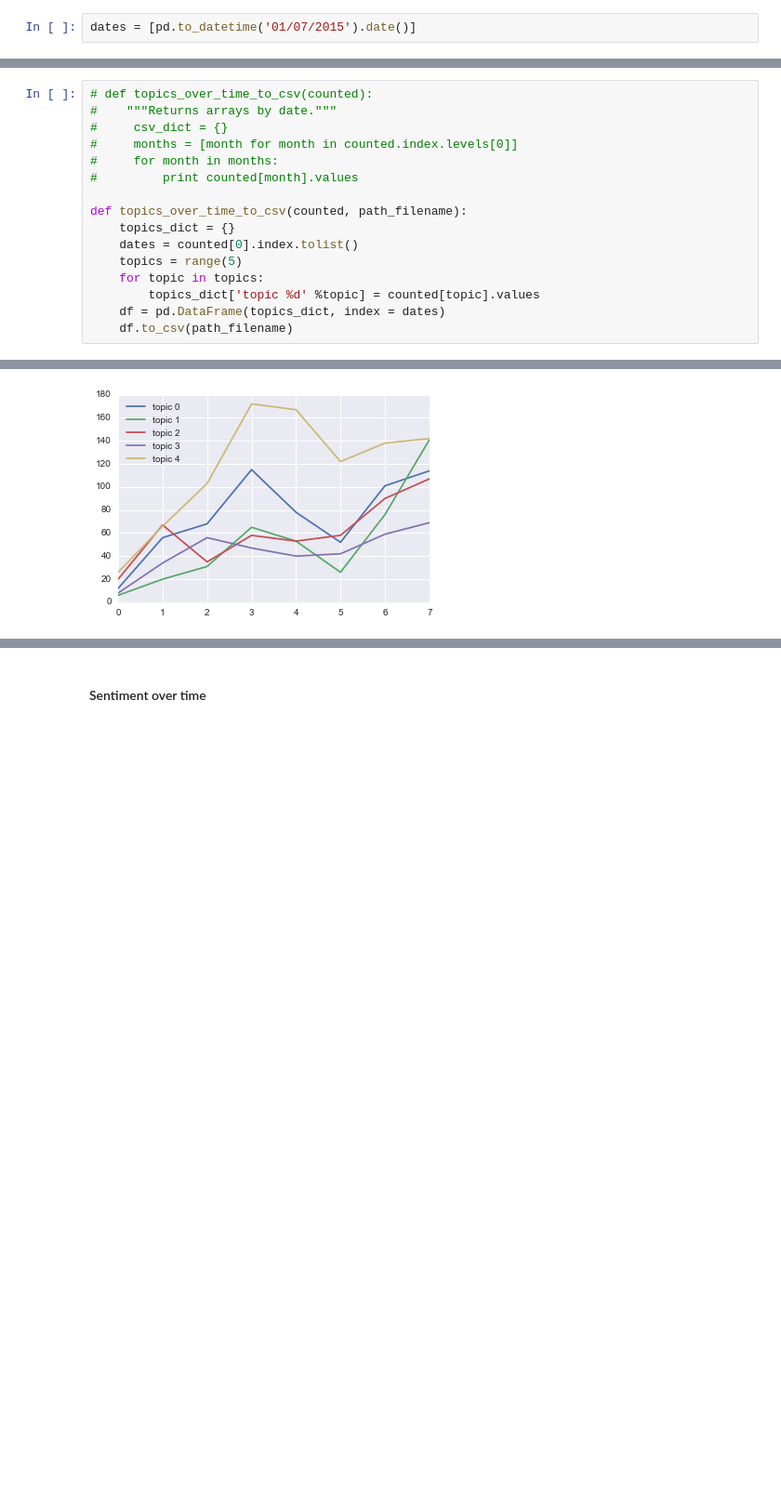
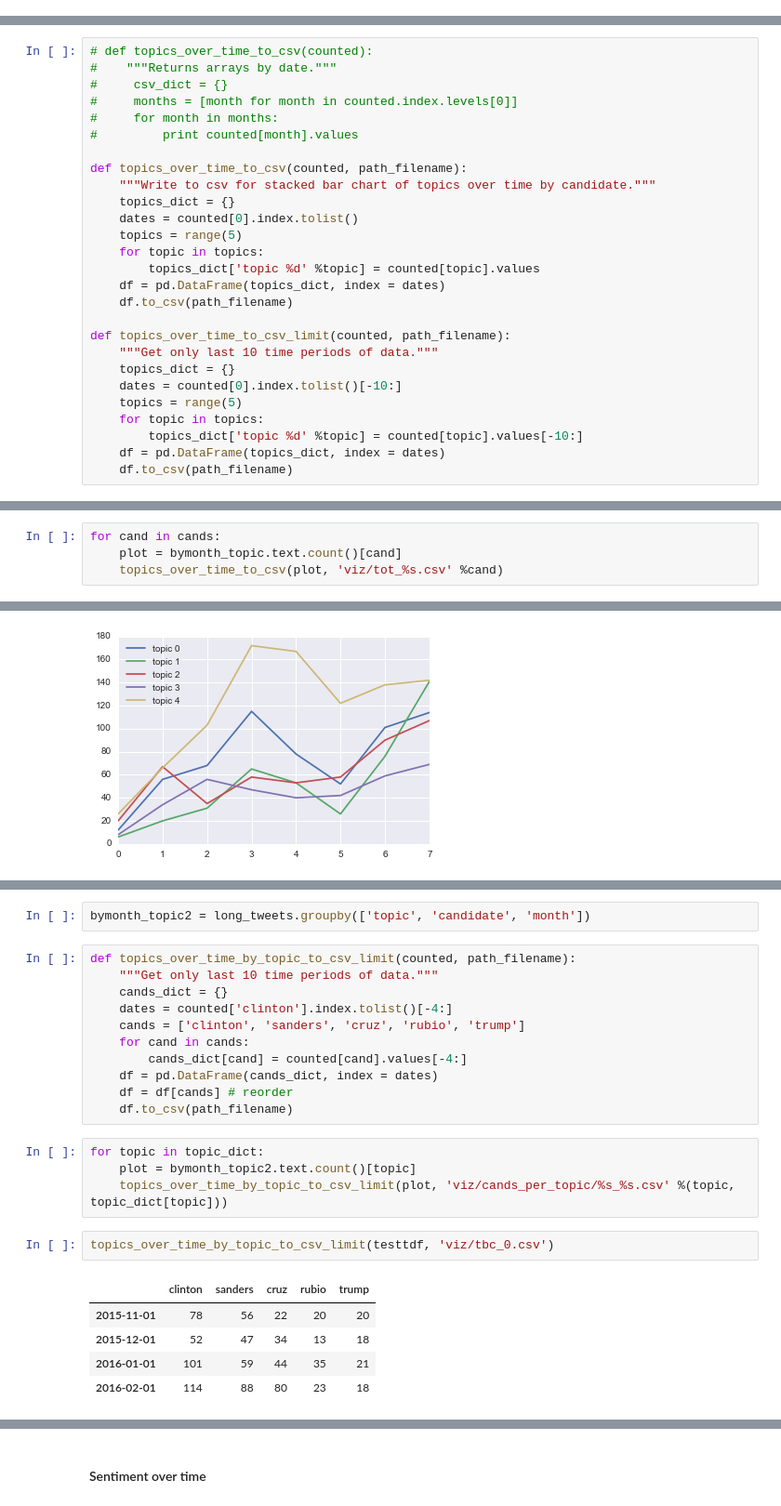
Before and after one commit to dianalam/candidate-tweets, a Jupyter notebook: tweet-analysis.ipynb, the cells around one changed output, grey strips where cells are left out. Shown at 93% size. Drawn from its saved outputs; the diff is of its cells as text; blank space fills up the shorter version.

```diff
--- a/tweet-analysis.ipynb
+++ b/tweet-analysis.ipynb
@@ -1121,5 +1095,3 @@ clinton_plot = bymonth_topic.text.count()['clinton']
-# %%
-dates = [pd.to_datetime('01/07/2015').date()]
 # %%
 def plot_topics_over_time(counted):
     topics = range(5)
@@ -1136,6 +1108,7 @@ def plot_topics_over_time(counted):
 #         print counted[month].values
 
 def topics_over_time_to_csv(counted, path_filename):
+    """Write to csv for stacked bar chart of topics over time by candidate."""
     topics_dict = {}
     dates = counted[0].index.tolist()
     topics = range(5)
@@ -1143,3 +1116,13 @@ def topics_over_time_to_csv(counted, path_filename):
         topics_dict['topic %d' %topic] = counted[topic].values
     df = pd.DataFrame(topics_dict, index = dates)
     df.to_csv(path_filename)
+
+def topics_over_time_to_csv_limit(counted, path_filename):
+    """Get only last 10 time periods of data."""
+    topics_dict = {}
+    dates = counted[0].index.tolist()[-10:]
+    topics = range(5)
+    for topic in topics:
+        topics_dict['topic %d' %topic] = counted[topic].values[-10:]
+    df = pd.DataFrame(topics_dict, index = dates)
+    df.to_csv(path_filename)
@@ -1147,0 +1129,4 @@ topics_over_time_to_csv(clinton_plot, 'viz/topics_over_time.csv')
+# %%
+for cand in cands:
+    plot = bymonth_topic.text.count()[cand]
+    topics_over_time_to_csv(plot, 'viz/tot_%s.csv' %cand)
@@ -1151,0 +1147,25 @@ plot_topics_over_time(clinton_plot)
+# %%
+bymonth_topic2 = long_tweets.groupby(['topic', 'candidate', 'month'])
+# %%
+def topics_over_time_by_topic_to_csv_limit(counted, path_filename):
+    """Get only last 10 time periods of data."""
+    cands_dict = {}
+    dates = counted['clinton'].index.tolist()[-4:]
+    cands = ['clinton', 'sanders', 'cruz', 'rubio', 'trump']
+    for cand in cands:
+        cands_dict[cand] = counted[cand].values[-4:]
+    df = pd.DataFrame(cands_dict, index = dates)
+    df = df[cands] # reorder
+    df.to_csv(path_filename)
+# %%
+for topic in topic_dict:
+    plot = bymonth_topic2.text.count()[topic]
+    topics_over_time_by_topic_to_csv_limit(plot, 'viz/cands_per_topic/%s_%s.csv' %(topic, topic_dict[topic]))
+# %%
+topics_over_time_by_topic_to_csv_limit(testtdf, 'viz/tbc_0.csv')
+# %% [output]
+|  | clinton | sanders | cruz | rubio | trump |
+| 2015-11-01 | 78 | 56 | 22 | 20 | 20 |
+| 2015-12-01 | 52 | 47 | 34 | 13 | 18 |
+| 2016-01-01 | 101 | 59 | 44 | 35 | 21 |
+| 2016-02-01 | 114 | 88 | 80 | 23 | 18 |
```
Also changed, not shown: parts of 13 cells of this notebook, 17 other files.
